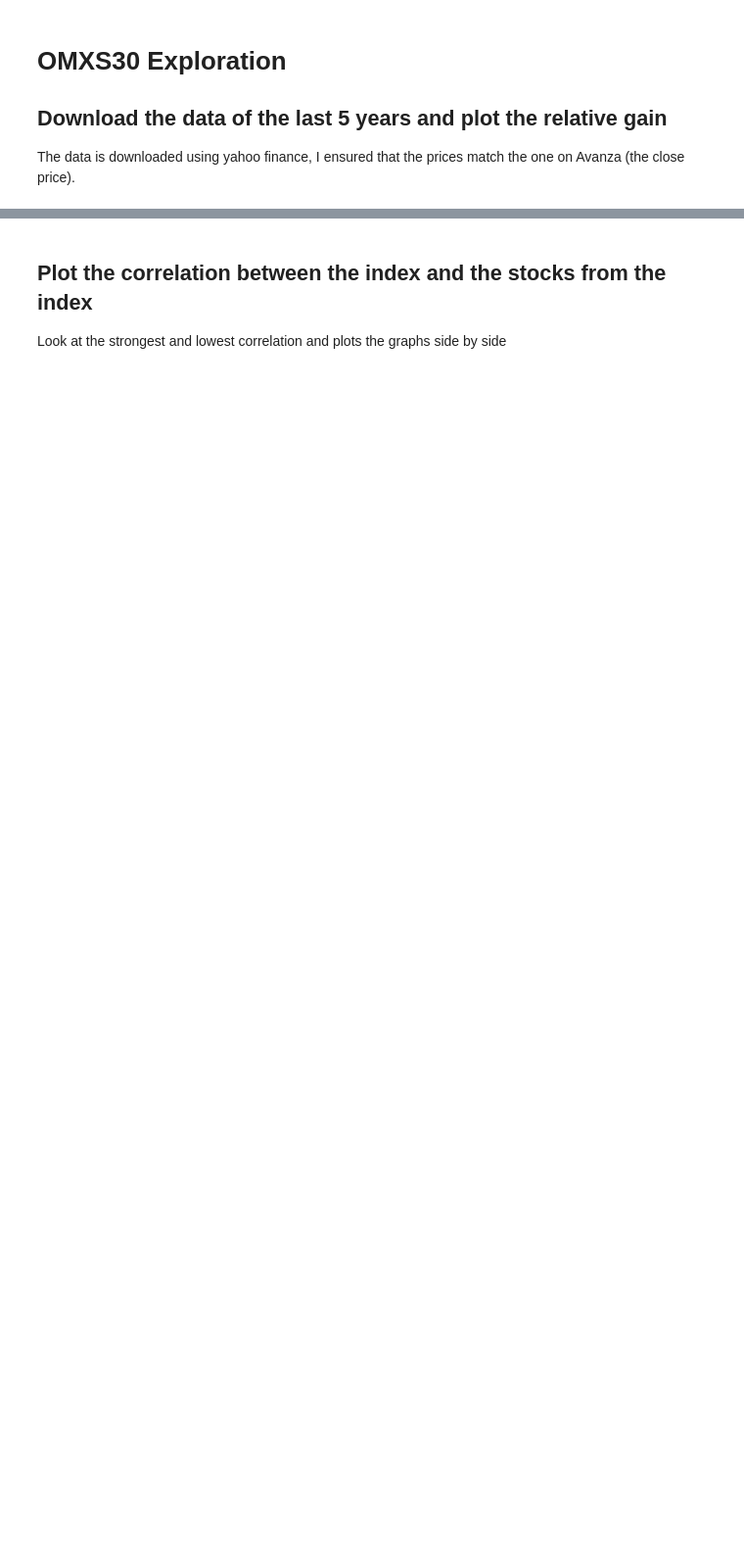
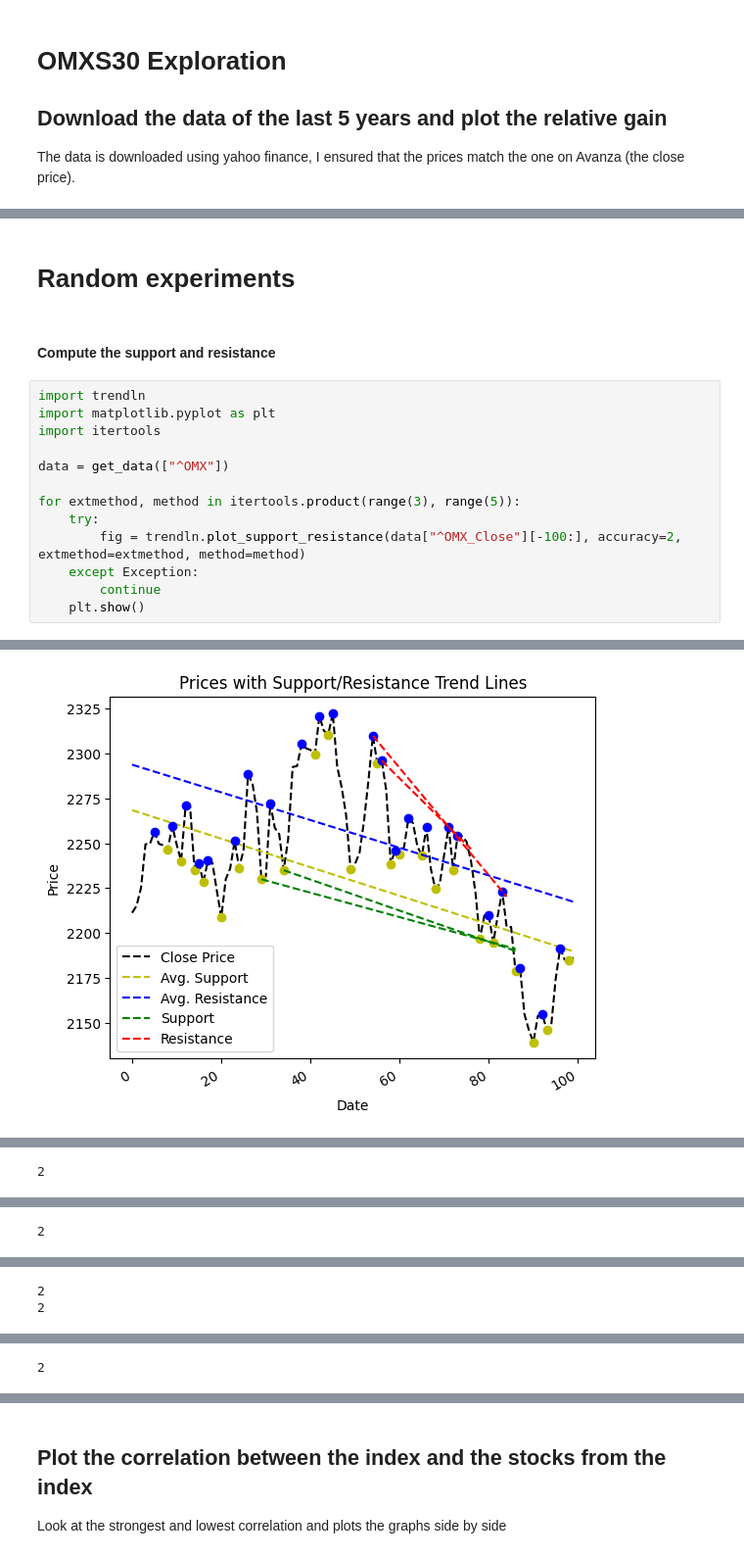
Before and after one commit to yann-pourcenoux/SmoothMyStrategy, a Jupyter notebook: src/notebooks/Learning.ipynb, the cells around one changed output, grey strips where cells are left out. Shown at 98% size. Cells and saved outputs as stored; diff of their text form; blank space fills up the shorter version.

Commit message:
Resolve "Support and resistance bands"

```diff
--- a/src/notebooks/Learning.ipynb
+++ b/src/notebooks/Learning.ipynb
@@ -115,0 +115,18 @@ INFO:data.loader:Dropping columns: "[]"
+# %% [markdown]
+# Random experiments
+# %% [markdown]
+#### Compute the support and resistance
+# %%
+import trendln
+import matplotlib.pyplot as plt
+import itertools
+
+data = get_data(["^OMX"])
+
+for extmethod, method in itertools.product(range(3), range(5)):
+    try:
+        fig = trendln.plot_support_resistance(data["^OMX_Close"][-100:], accuracy=2, extmethod=extmethod, method=method)
+    except Exception:
+        continue
+    plt.show()
+# %% [output]
@@ -115,0 +135 @@ INFO:data.loader:Dropping columns: "[]"
+[figure, added]
@@ -115,0 +139 @@ INFO:data.loader:Dropping columns: "[]"
+2
@@ -115,0 +141 @@ INFO:data.loader:Dropping columns: "[]"
+2
@@ -115,0 +143,2 @@ INFO:data.loader:Dropping columns: "[]"
+2
+2
@@ -115,0 +146 @@ INFO:data.loader:Dropping columns: "[]"
+2
```
Also changed, not shown: parts of 11 cells of this notebook, 1 other file.
